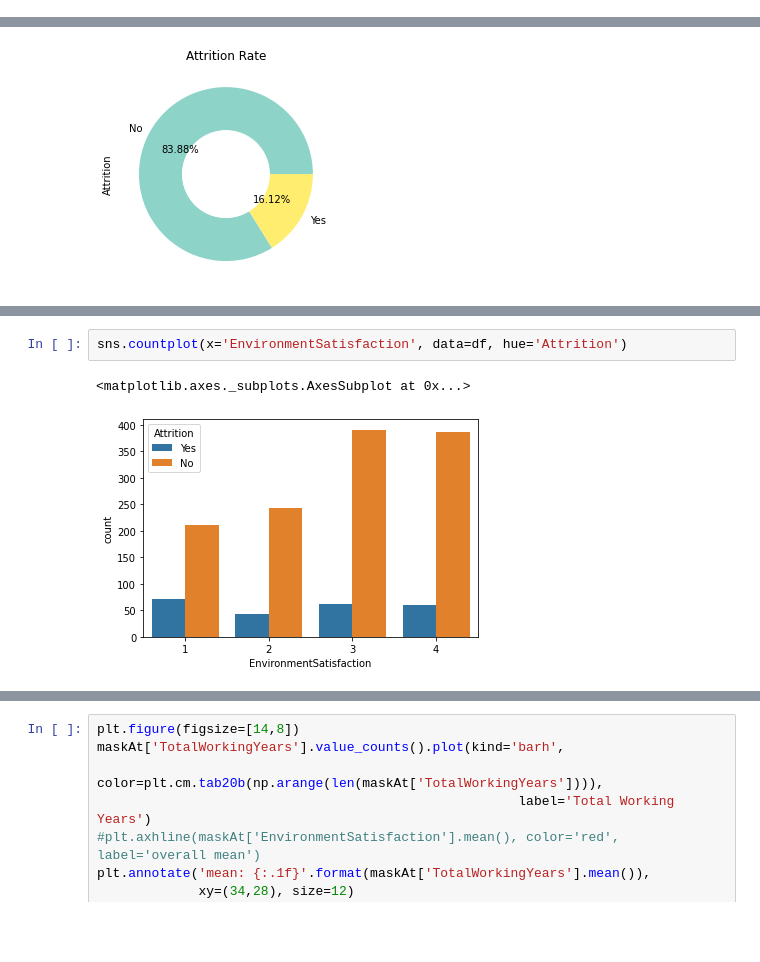
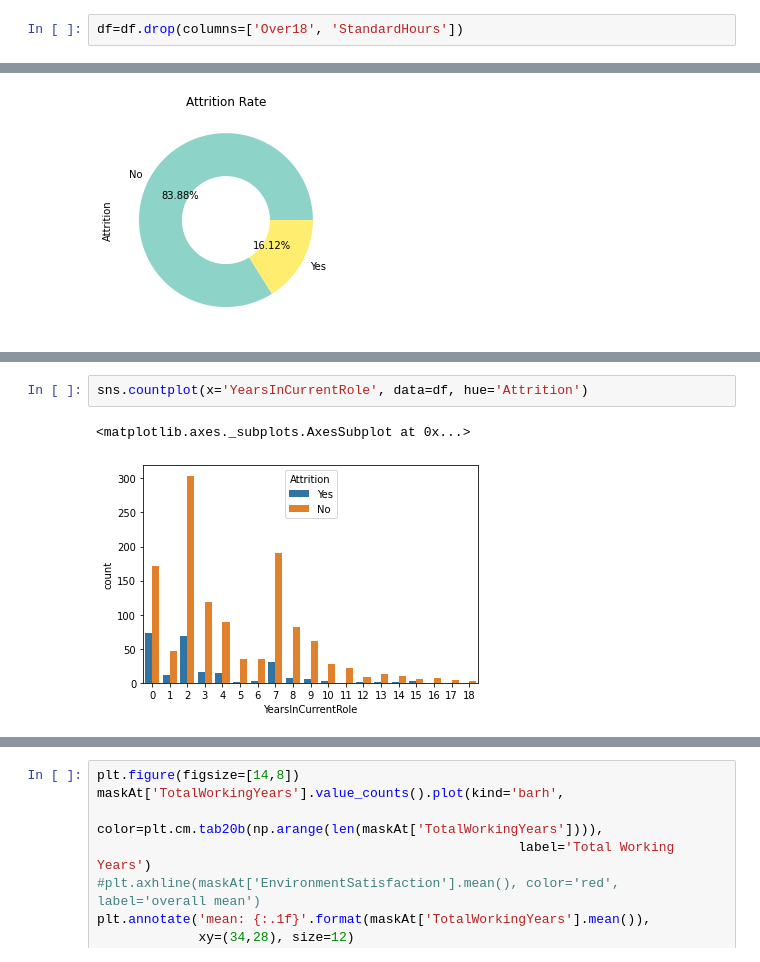
Before and after one commit to gabrielalastra/HR_Analysis, a Jupyter notebook: lookingforPatterns_plus_DecisionTree.ipynb, the cells around one changed output, grey strips where cells are left out. Cells and saved outputs as stored; diff of their text form; blank space fills up the shorter version.

```diff
--- a/lookingforPatterns_plus_DecisionTree.ipynb
+++ b/lookingforPatterns_plus_DecisionTree.ipynb
@@ -23,6 +23,8 @@ df
 | 1468 | 49 | No | Travel_Frequently | 1023 | Sales | 2 | 3 | ... |
 | 1469 | 34 | No | Travel_Rarely | 628 | Research & Development | 8 | 3 | ... |
 1470 rows × 35 columns
+# %%
+df=df.drop(columns=['Over18', 'StandardHours'])
 # %%
 plt.figure(figsize=[15,10])
 sns.heatmap(df.corr())
@@ -56,5 +85,5 @@ maskAt.head()
 # %%
-sns.countplot(x='EnvironmentSatisfaction', data=df, hue='Attrition')
+sns.countplot(x='YearsInCurrentRole', data=df, hue='Attrition')
 # %% [output]
 <matplotlib.axes._subplots.AxesSubplot at 0x...>
-[figure, old version]
+[figure, new version]
```
Also changed, not shown: parts of 19 cells of this notebook.
